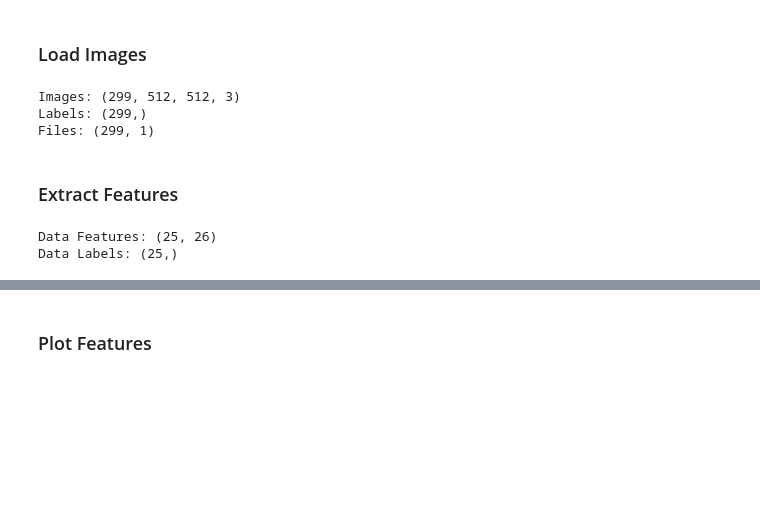
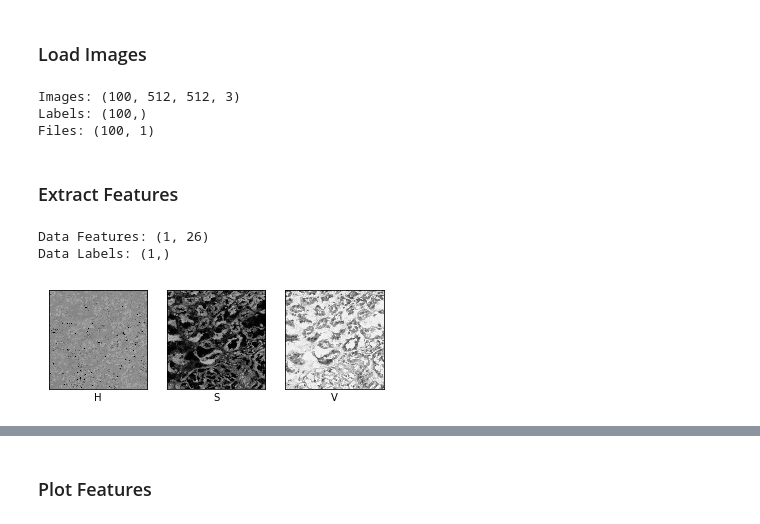
Before and after one commit to alexanderfache6/TCGA-kidney, a Jupyter notebook: TCGA_kidney_module_2.ipynb, the cells around one changed output, grey strips where cells are left out. Cells and saved outputs as stored; diff of their text form; code cells hidden in the pictures; blank space fills up the shorter version.

```diff
--- a/TCGA_kidney_module_2.ipynb
+++ b/TCGA_kidney_module_2.ipynb
@@ -45,6 +45,26 @@ def extract_hsv(image):
     norm_h = normalize(h, norm='l2')
     norm_s = normalize(s, norm='l2')
     norm_v = normalize(v, norm='l2')
+
+
+    plt.subplot(1, 3, 1)
+    plt.xticks([])
+    plt.yticks([])
+    plt.grid(False)
+    plt.imshow(cv2.cvtColor(h, cv2.COLOR_BGR2RGB))
+    plt.xlabel('H')
+    plt.subplot(1, 3, 2)
+    plt.xticks([])
+    plt.yticks([])
+    plt.grid(False)
+    plt.imshow(cv2.cvtColor(s, cv2.COLOR_BGR2RGB))
+    plt.xlabel('S')
+    plt.subplot(1, 3, 3)
+    plt.xticks([])
+    plt.yticks([])
+    plt.grid(False)
+    plt.imshow(cv2.cvtColor(v, cv2.COLOR_BGR2RGB))
+    plt.xlabel('V')
 
     return np.array([np.mean(norm_h), np.mean(norm_s), np.mean(norm_v), np.std(norm_h), np.std(norm_s), np.std(norm_v)], dtype=np.float32)
 
@@ -80,7 +100,7 @@ def extract_glcm(image):
 ### Load Images
 # %%
 current_dir = os.getcwd()
-data_dir = current_dir + '\\data_normalized\\data_normalized_Necrosis_target' #'\data_augmented'
+data_dir = current_dir + '\\data_original\\Tumor' #should be from '\data_augmented'
 image_files = glob.glob(data_dir + '/*.png')
 
 classes = np.array(['Necrosis', 'Stroma', 'Tumor'])
@@ -105,37 +125,38 @@ print('Images:', augmented_images.shape)
 print('Labels:', augmented_labels.shape)
 print('Files:', augmented_images_files.shape)
 # %% [output]
-Images: (299, 512, 512, 3)
-Labels: (299,)
-Files: (299, 1)
+Images: (100, 512, 512, 3)
+Labels: (100,)
+Files: (100, 1)
 # %% [markdown]
 ### Extract Features
 # %%
 num_features = 6 + 6 + 6 + 8 #D
 
 data_features = np.empty((0, num_features), dtype=np.float32) #NxD
 data_labels = np.empty((0,), dtype=np.uint8) #1xD
 
-for i in tqdm(range(90, 115)): #augmented_images.shape[0])):
+for i in tqdm(range(0, 1)): #augmented_images.shape[0])):
     current_data_features = np.array([], dtype=np.float32)
 
     out = extract_rgb(augmented_images[i])
     current_data_features = np.append(current_data_features, out, axis=0)
 
     out = extract_hsv(augmented_images[i])
     current_data_features = np.append(current_data_features, out, axis=0)
 
     out = extract_lab(augmented_images[i])
     current_data_features = np.append(current_data_features, out, axis=0)
 
     out = extract_glcm(augmented_images[i])
     current_data_features = np.append(current_data_features, out, axis=0)
 
     data_features = np.append(data_features, np.expand_dims(current_data_features, axis=0), axis=0)
     data_labels = np.append(data_labels, np.expand_dims(augmented_labels[i], axis=0), axis=0)
 
 print('Data Features:', data_features.shape)
 print('Data Labels:', data_labels.shape)
 # %% [output]
-Data Features: (25, 26)
-Data Labels: (25,)
+Data Features: (1, 26)
+Data Labels: (1,)
+[figure, added]
```
Also changed, not shown: parts of 1 cell of this notebook, 4 other files.
